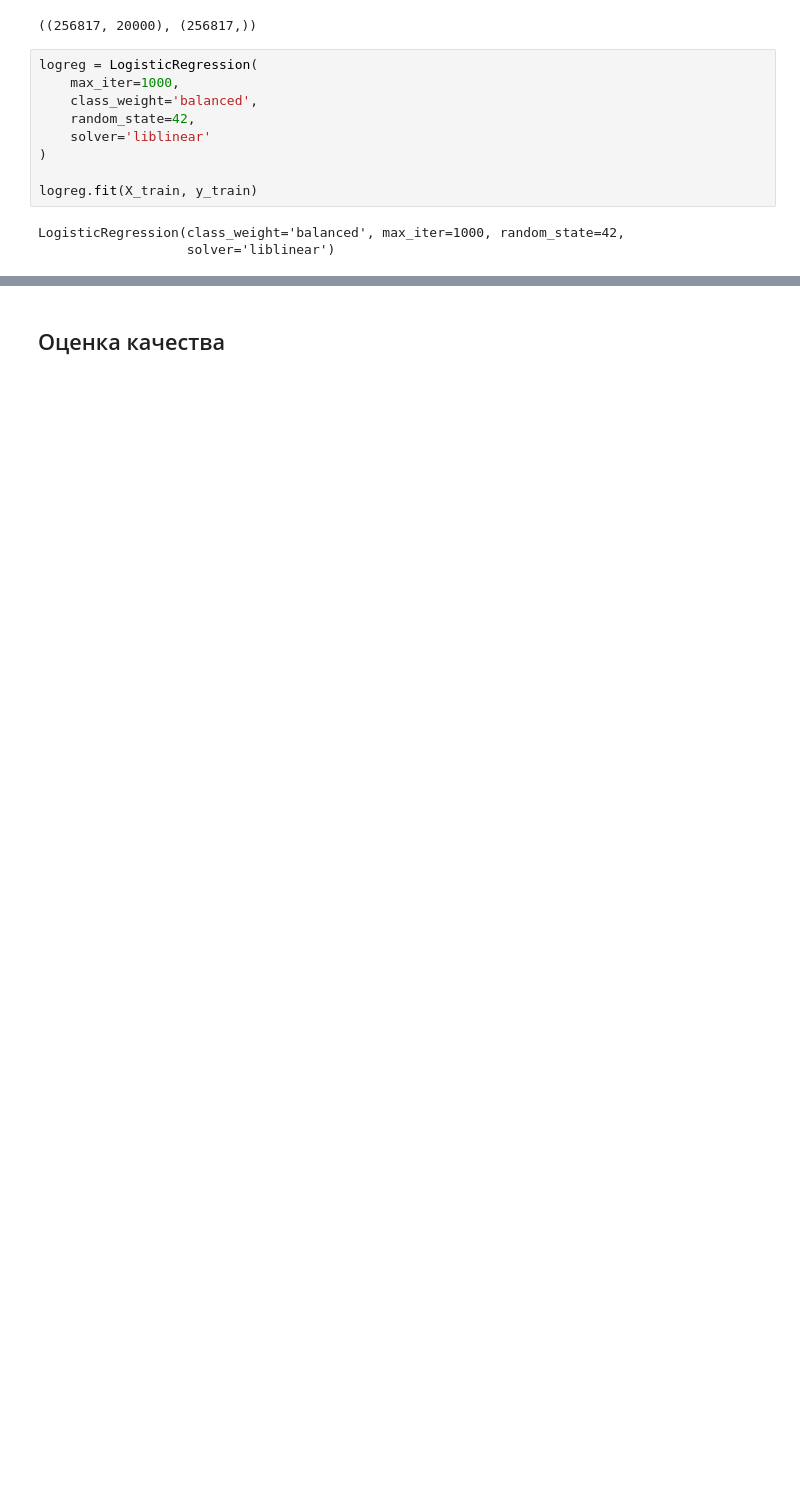
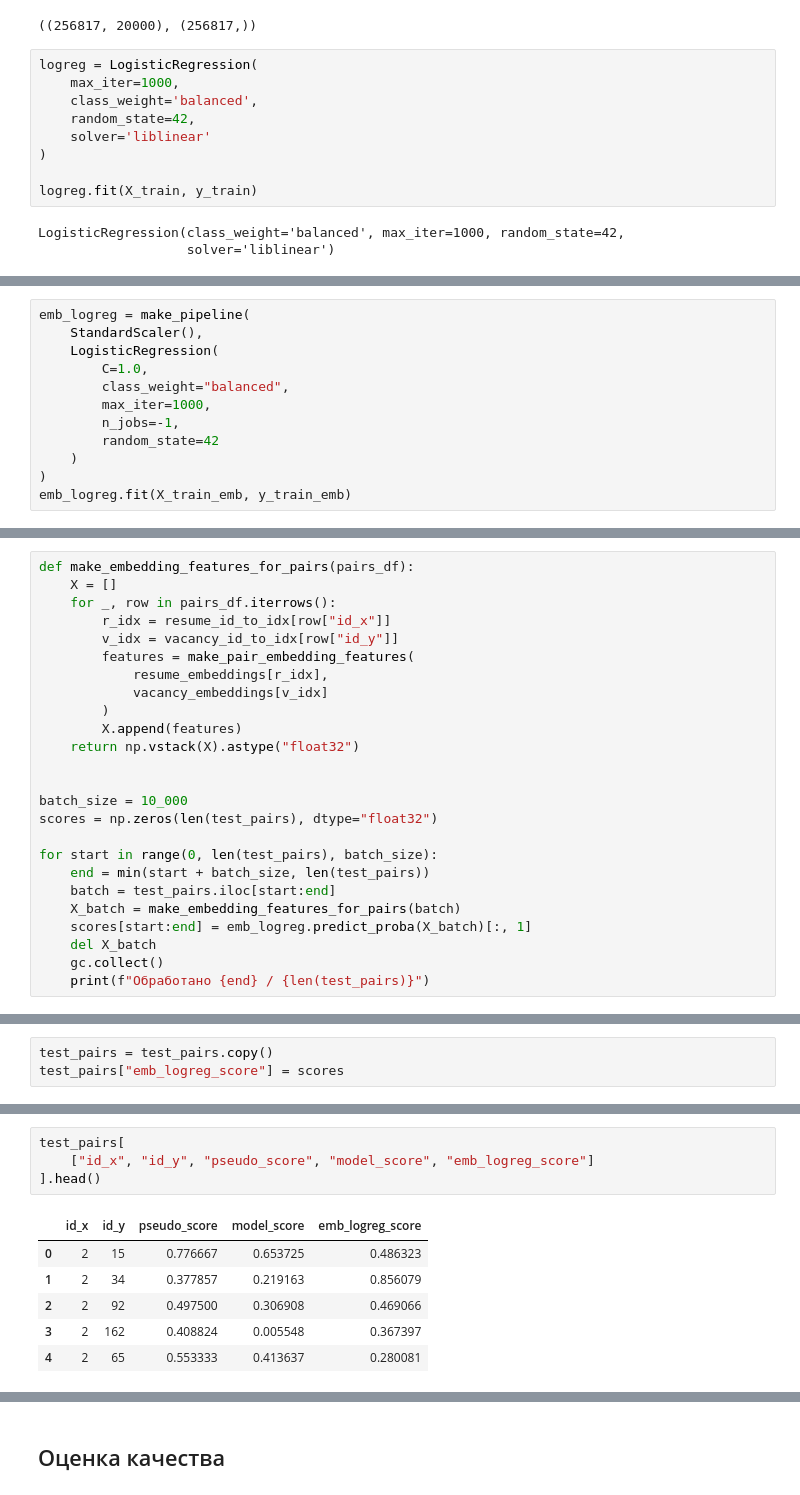
Before and after one commit to KirillTretyakov/thesis, a Jupyter notebook: baseline_new.ipynb, the cells around one changed output, grey strips where cells are left out. Saved outputs shown, nothing was run; the diff lists cells and outputs as text; blank space fills up the shorter version.

```diff
--- a/baseline_new.ipynb
+++ b/baseline_new.ipynb
@@ -466,0 +401,12 @@ top_matches.head(10)
+# %%
+emb_logreg = make_pipeline(
+    StandardScaler(),
+    LogisticRegression(
+        C=1.0,
+        class_weight="balanced",
+        max_iter=1000,
+        n_jobs=-1,
+        random_state=42
+    )
+)
+emb_logreg.fit(X_train_emb, y_train_emb)
@@ -466,0 +425,25 @@ top_matches.head(10)
+# %%
+def make_embedding_features_for_pairs(pairs_df):
+    X = []
+    for _, row in pairs_df.iterrows():
+        r_idx = resume_id_to_idx[row["id_x"]]
+        v_idx = vacancy_id_to_idx[row["id_y"]]
+        features = make_pair_embedding_features(
+            resume_embeddings[r_idx],
+            vacancy_embeddings[v_idx]
+        )
+        X.append(features)
+    return np.vstack(X).astype("float32")
+
+
+batch_size = 10_000
+scores = np.zeros(len(test_pairs), dtype="float32")
+
+for start in range(0, len(test_pairs), batch_size):
+    end = min(start + batch_size, len(test_pairs))
+    batch = test_pairs.iloc[start:end]
+    X_batch = make_embedding_features_for_pairs(batch)
+    scores[start:end] = emb_logreg.predict_proba(X_batch)[:, 1]
+    del X_batch
+    gc.collect()
+    print(f"Обработано {end} / {len(test_pairs)}")
@@ -466,0 +468,3 @@ top_matches.head(10)
+# %%
+test_pairs = test_pairs.copy()
+test_pairs["emb_logreg_score"] = scores
@@ -466,0 +521,11 @@ top_matches.head(10)
+# %%
+test_pairs[
+    ["id_x", "id_y", "pseudo_score", "model_score", "emb_logreg_score"]
+].head()
+# %% [output]
+|  | id_x | id_y | pseudo_score | model_score | emb_logreg_score |
+| 0 | 2 | 15 | 0.776667 | 0.653725 | 0.486323 |
+| 1 | 2 | 34 | 0.377857 | 0.219163 | 0.856079 |
+| 2 | 2 | 92 | 0.497500 | 0.306908 | 0.469066 |
+| 3 | 2 | 162 | 0.408824 | 0.005548 | 0.367397 |
+| 4 | 2 | 65 | 0.553333 | 0.413637 | 0.280081 |
```
Also changed, not shown: parts of 81 cells of this notebook, 3 other files.
